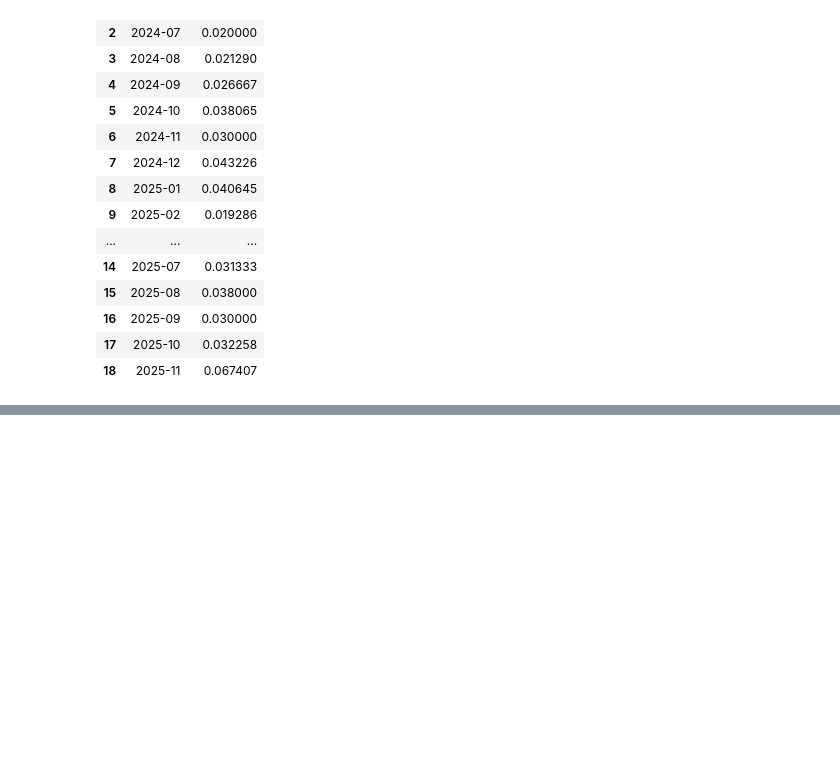
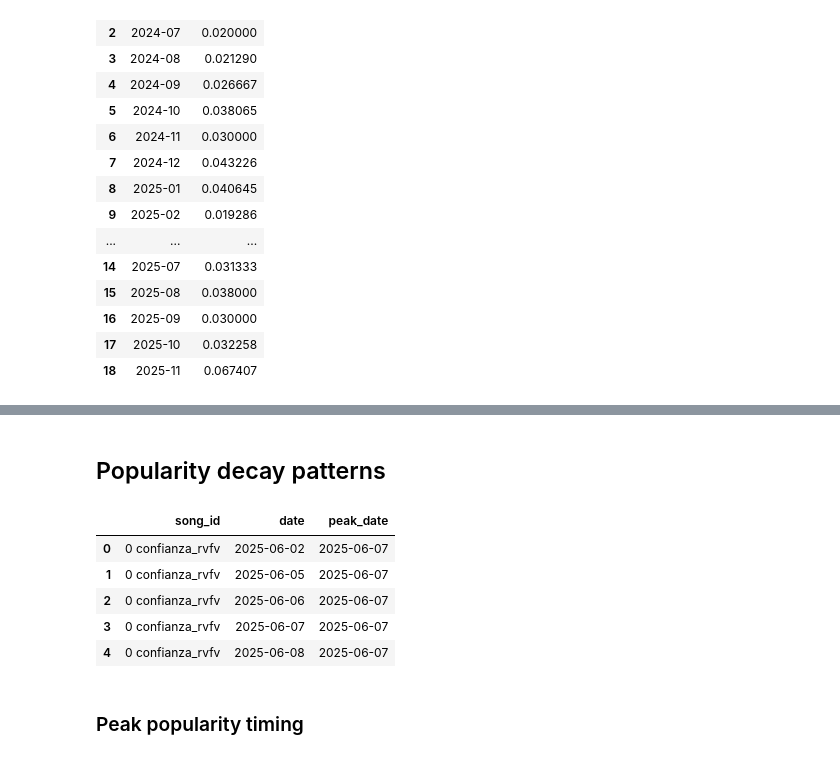
Before and after one commit to ruhaanizm/spaintopfifty, a Jupyter notebook: eda.ipynb, the cells around one changed output, grey strips where cells are left out. Cells and saved outputs as stored; diff of their text form; code cells hidden in the pictures; blank space fills up the shorter version.

```diff
--- a/eda.ipynb
+++ b/eda.ipynb
@@ -469,0 +608,19 @@ daily_songs.to_csv("data/processed/daily_churn.csv", index=False)
+# %% [markdown]
+## Popularity decay patterns
+# %%
+peak_dates = df.loc[
+    df.groupby('song_id')['position'].idxmin()
+][['song_id', 'date']]
+# %%
+peak_dates = peak_dates.rename(columns={'date': 'peak_date'})
+# %%
+df = df.merge(peak_dates, on='song_id', how='left')
+# %%
+df[['song_id', 'date', 'peak_date']].head()
+# %% [output]
+|  | song_id | date | peak_date |
+| 0 | 0 confianza_rvfv | 2025-06-02 | 2025-06-07 |
+| 1 | 0 confianza_rvfv | 2025-06-05 | 2025-06-07 |
+| 2 | 0 confianza_rvfv | 2025-06-06 | 2025-06-07 |
+| 3 | 0 confianza_rvfv | 2025-06-07 | 2025-06-07 |
+| 4 | 0 confianza_rvfv | 2025-06-08 | 2025-06-07 |
@@ -469,0 +638,2 @@ daily_songs.to_csv("data/processed/daily_churn.csv", index=False)
+# %% [markdown]
+### Peak popularity timing
```
Also changed, not shown: parts of 35 cells of this notebook.
